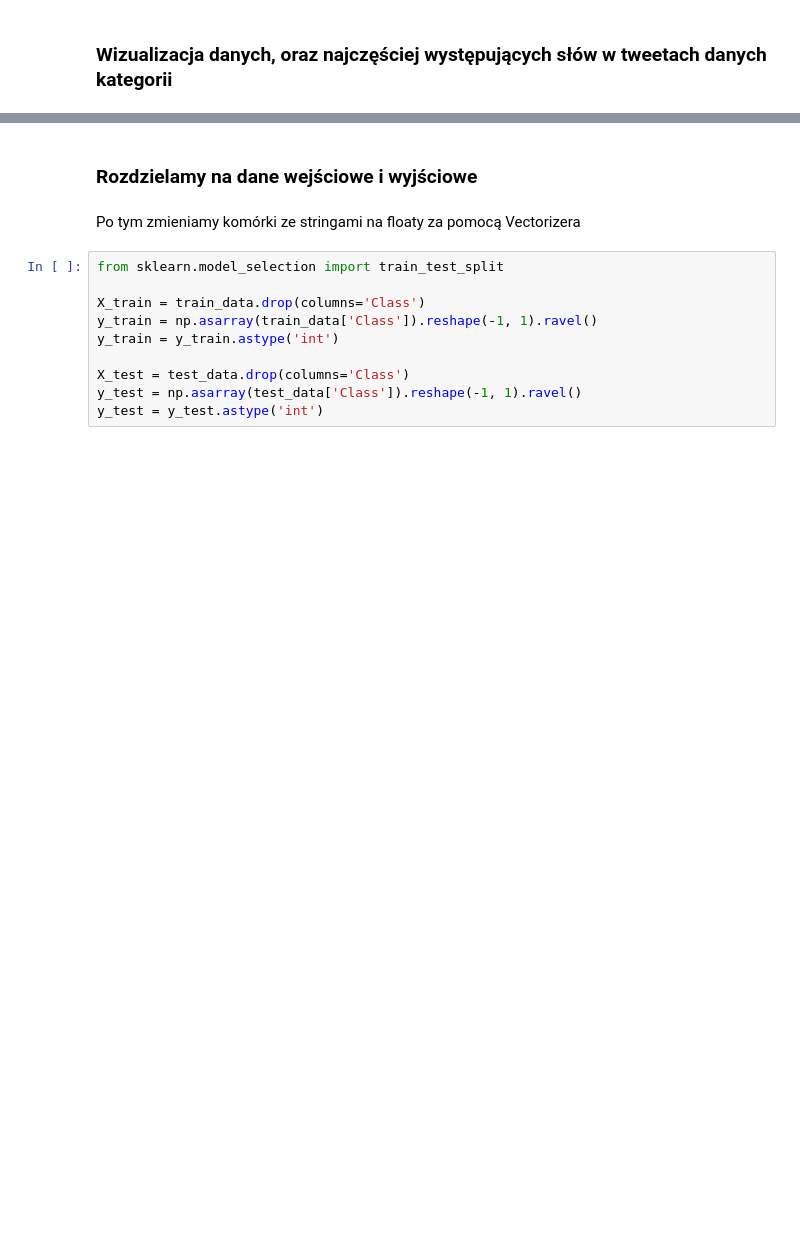
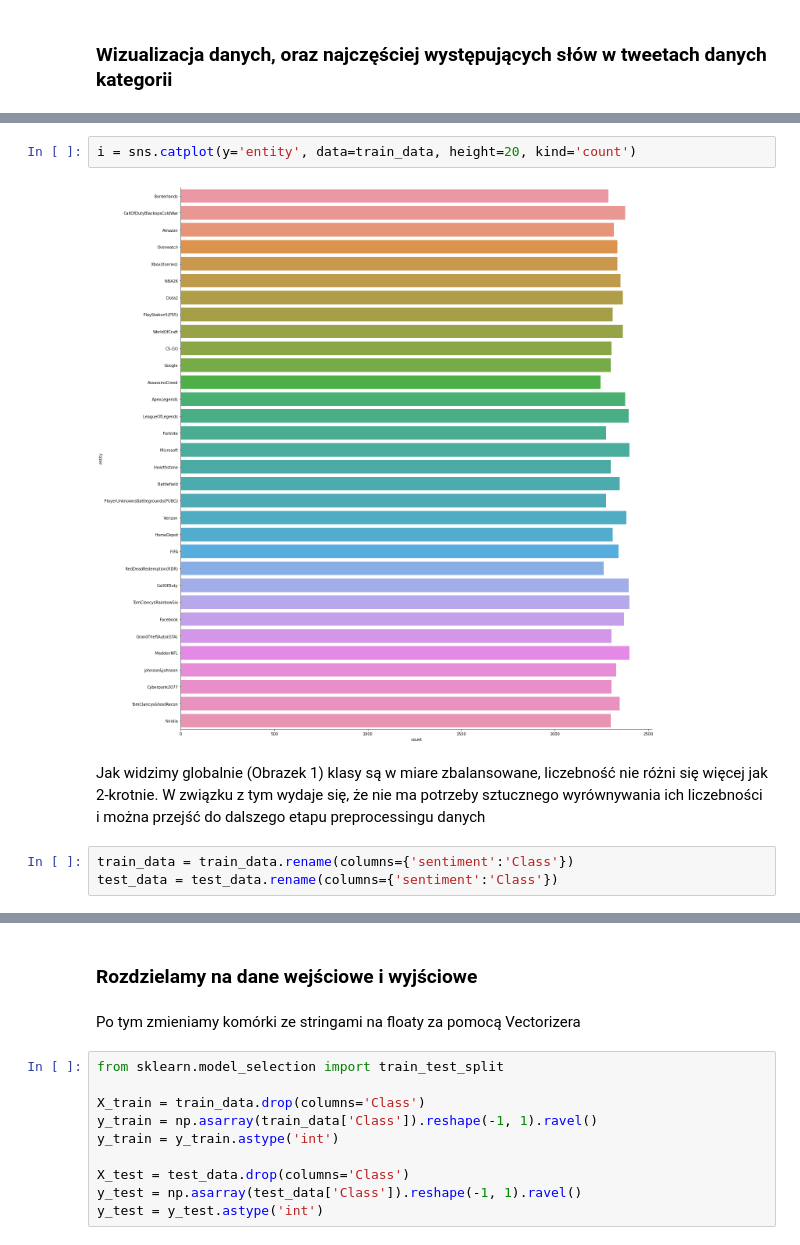
Before and after one commit to K4cp3rski/ML_FUW, a Jupyter notebook: Cybiński_02_zadanie_domowe.ipynb, the cells around one changed output, grey strips where cells are left out. Saved outputs shown, nothing was run; the diff lists cells and outputs as text; blank space fills up the shorter version.

```diff
--- a/Cybiński_02_zadanie_domowe.ipynb
+++ b/Cybiński_02_zadanie_domowe.ipynb
@@ -195 +201,10 @@ test_data = test_data.dropna(axis='rows', how='all', thresh=int(test_data.shape[
+# %%
+i = sns.catplot(y='entity', data=train_data, height=20, kind='count')
+# %% [output]
+[figure, added]
+# %% [markdown]
+Jak widzimy globalnie (Obrazek 1) klasy są w miare zbalansowane, liczebność nie różni się więcej jak 2-krotnie. W związku z tym wydaje się, że nie ma potrzeby sztucznego wyrównywania ich liczebności i można przejść do dalszego etapu preprocessingu danych
+# %%
+train_data = train_data.rename(columns={'sentiment':'Class'})
+test_data = test_data.rename(columns={'sentiment':'Class'})
 # %%
```
Also changed, not shown: parts of 40 cells of this notebook, 3 other files.
